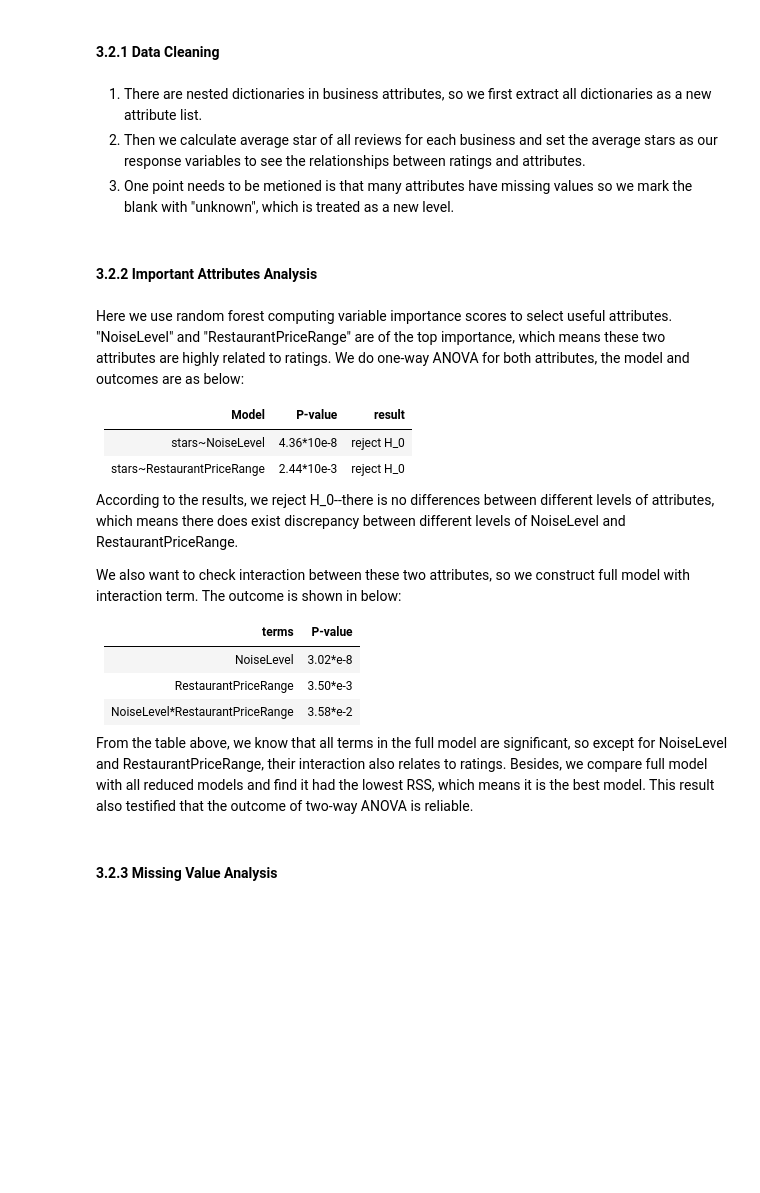
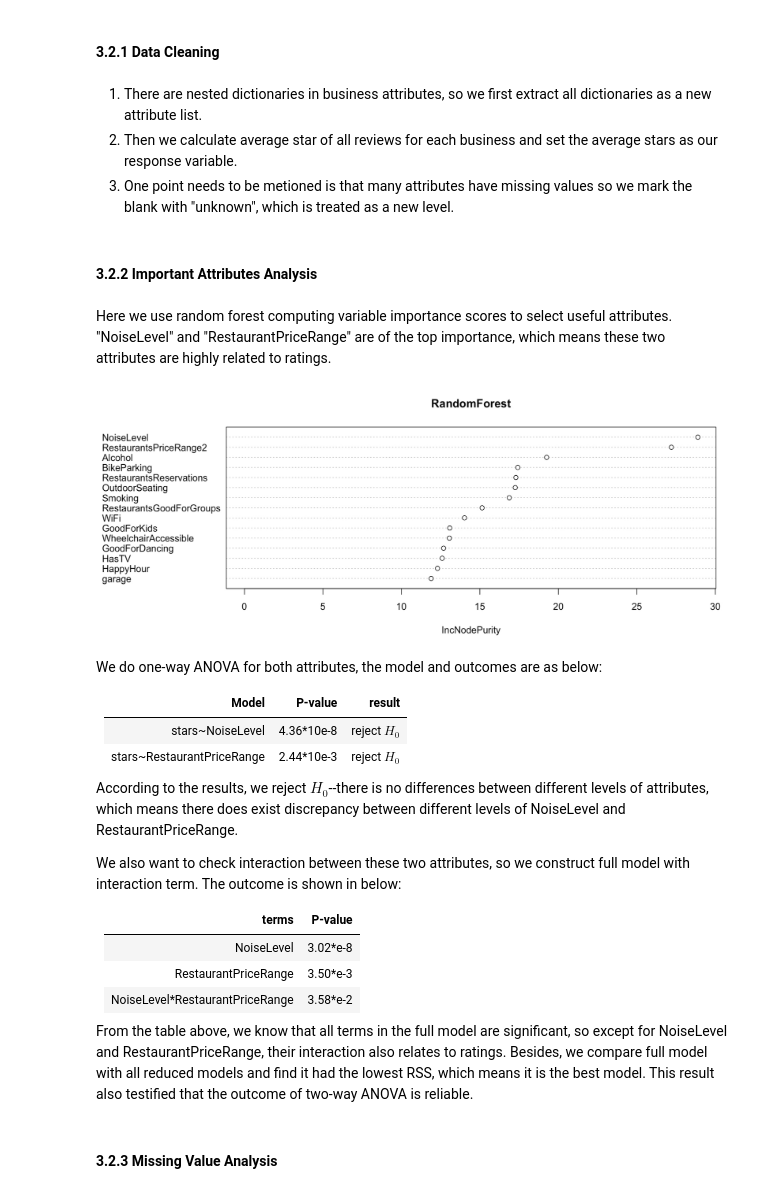
Before and after one commit to junxiazhujoy/STAT628_Module2, a Jupyter notebook: Report/REPORT.ipynb, the cells around one changed output. Cells and saved outputs as stored; diff of their text form; code cells hidden in the pictures; blank space fills up the shorter version.

```diff
--- a/Report/REPORT.ipynb
+++ b/Report/REPORT.ipynb
@@ -22,19 +22,26 @@ For the analysis part, we focus on the two train data files which has 5364626 re
 #### 3.2.1 Data Cleaning
 # %% [markdown]
 1. There are nested dictionaries in business attributes, so we first extract all dictionaries as a new attribute list.
-2. Then we calculate average star of all reviews for each business and set the average stars as our response variables to see the relationships between ratings and attributes.
+2. Then we calculate average star of all reviews for each business and set the average stars as our response variable.
 3. One point needs to be metioned is that many attributes have missing values so we mark the blank with "unknown", which is treated as a new level.
 # %% [markdown]
 #### 3.2.2 Important Attributes Analysis
+# %% [markdown]
+Here we use random forest computing variable importance scores to select useful attributes. "NoiseLevel" and "RestaurantPriceRange" are of the top importance, which means these two attributes are highly related to ratings.
+# %%
+from IPython.display import display, Image
+display(Image(filename='rf.png'))
+# %% [output]
+[figure, added]
 # %% [markdown]
-Here we use random forest computing variable importance scores to select useful attributes. "NoiseLevel" and "RestaurantPriceRange" are of the top importance, which means these two attributes are highly related to ratings. We do one-way ANOVA for both attributes, the model and outcomes are as below:
+We do one-way ANOVA for both attributes, the model and outcomes are as below:
 
 | Model | P-value | result |
 |:---------:| :-------------------------: |:----------:|
-| stars~NoiseLevel |  4.36*10e-8  | reject H_0 |
-| stars~RestaurantPriceRange |  2.44*10e-3  | reject H_0 |
+| stars~NoiseLevel |  4.36*10e-8  | reject $H_0$ |
+| stars~RestaurantPriceRange |  2.44*10e-3  | reject $H_0$ |
 
-According to the results, we reject H_0--there is no differences between different levels of attributes, which means there does exist discrepancy between different levels of NoiseLevel and RestaurantPriceRange.
+According to the results, we reject $H_0$--there is no differences between different levels of attributes, which means there does exist discrepancy between different levels of NoiseLevel and RestaurantPriceRange.
 
 We also want to check interaction between these two attributes, so we construct full model with interaction term. The outcome is shown in below:
 
```
Also changed, not shown: parts of 8 cells of this notebook.
